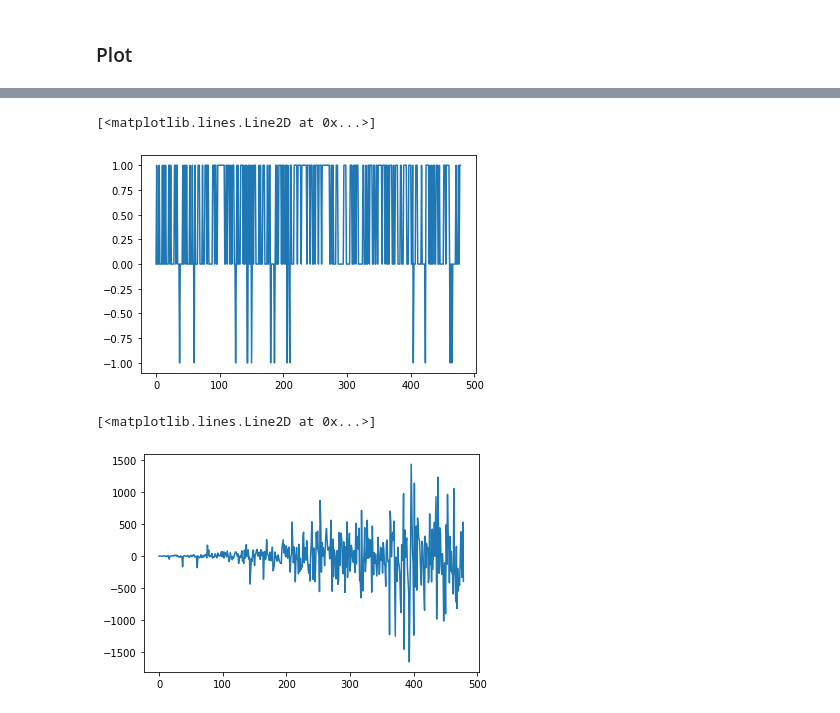
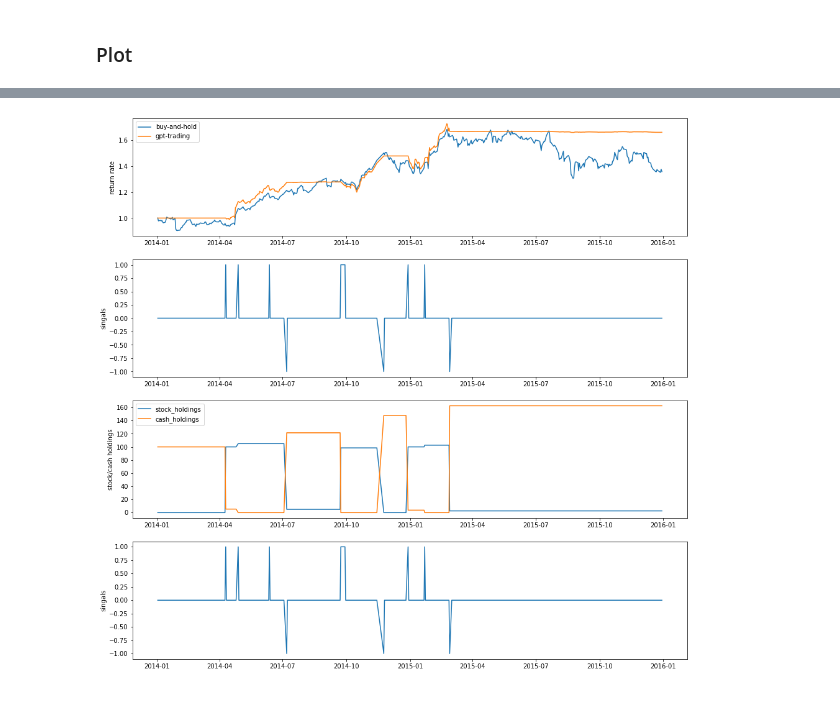
Before and after one commit to AI4Finance-Foundation/FinNLP, a Jupyter notebook: demo/chatgpt-trading/main.ipynb, the cells around one changed output, grey strips where cells are left out. Drawn from its saved outputs; the diff is of its cells as text; code cells hidden in the pictures.

Commit message:
updates in chatgpt-trading

```diff
--- a/demo/chatgpt-trading/main.ipynb
+++ b/demo/chatgpt-trading/main.ipynb
@@ -12,5 +12,7 @@ socket.socket = socks.socksocket
 env_args = {
     "stock_name" : "AAPL",
     "start_date":"2014-01-01",
-    "end_date":"2015-12-30"
+    "end_date":"2015-12-30",
+    "init_cash": 100,
+    "init_hold": 0,
 }
@@ -141,10 +162,14 @@ class GPT_agent:
         args = edict(args)
         self.model_name = args.model_name
         self.source = args.source
+        self.buy_threshold = args.buy_threshold if "buy_threshold" in args.keys() else 0.3
+        self.sell_threshold = args.sell_threshold if "sell_threshold" in args.keys() else -0.3
+
+        # init
         if self.source == "openai":
             openai.api_key = args.api_key
         elif self.source == "local":
-            with open("./data/sentiment_results.pkl","rb") as f:
+            with open(f"./data/{self.model_name}.pkl","rb") as f:
                 self.sentiment_dict = pickle.load(f)
 
     def __call__(self,obs:list):
@@ -152,9 +177,9 @@ class GPT_agent:
         for o in obs:
             self.score_list.append(self.get_sentiment(o))
         self.score_list_mean =  np.mean(self.score_list)
-        if self.score_list_mean >0.3:
+        if self.score_list_mean > self.buy_threshold :
             return 1
-        elif self.score_list_mean <-0.3:
+        elif self.score_list_mean < self.sell_threshold:
             return -1
         else:
             return 0
@@ -163,7 +188,7 @@ class GPT_agent:
         if self.source == "openai":
             time.sleep(1)
             response = openai.Completion.create(
-                model = "text-curie-001",
+                model = self.model_name,
                 prompt = f"Decide whether a sentence's sentiment is positive, neutral, or negative.\n\nSentence: \"{sentence}\"\nSentiment: ",
                 temperature=0,
                 max_tokens=60,
@@ -220,14 +230,38 @@ plt.plot(assets)
-# %%
-# actions
-actions = env.action_memory
-plt.plot(actions)
-# %% [output]
-[<matplotlib.lines.Line2D at 0x...>]
-[figure, removed]
-# %%
-# rewards
-rewards = env.reward_momory
-plt.plot(rewards)
-# %% [output]
-[<matplotlib.lines.Line2D at 0x...>]
-[figure, removed]
+# %%
+import matplotlib.pyplot as plt
+from datetime import datetime
+plt.figure(figsize=(16,4*4))
+
+# assets
+plt.subplot(4,1,1)
+assets = env.asset_memory
+assets = [i/assets[0] for i in assets]
+xs = [datetime.strptime(d, '%Y-%m-%d').date() for d in env.date_list]
+plt.plot(xs,env.price_df.reset_index(drop = True).Close.tolist(),label = "buy-and-hold")
+plt.plot(xs,assets,label = "gpt-trading")
+plt.ylabel("return rate")
+plt.legend()
+
+# singals
+plt.subplot(4,1,2)
+actions = env.action_memory
+plt.plot(xs,actions,label = "singals")
+plt.ylabel("singals")
+
+# stock/cash holdings
+plt.subplot(4,1,3)
+holds = env.hold_memory
+cash = env.cash_memory
+plt.plot(xs,holds,label = "stock_holdings")
+plt.plot(xs,cash,label = "cash_holdings")
+plt.ylabel("stock/cash holdings")
+plt.legend()
+
+# earnings
+plt.subplot(4,1,4)
+rewards = env.reward_momory
+plt.plot(xs,actions,label = "singals")
+plt.ylabel("singals")
+plt.show()
+# %% [output]
+[figure, added]
```
Also changed, not shown: parts of 7 cells of this notebook, 5 other files.
